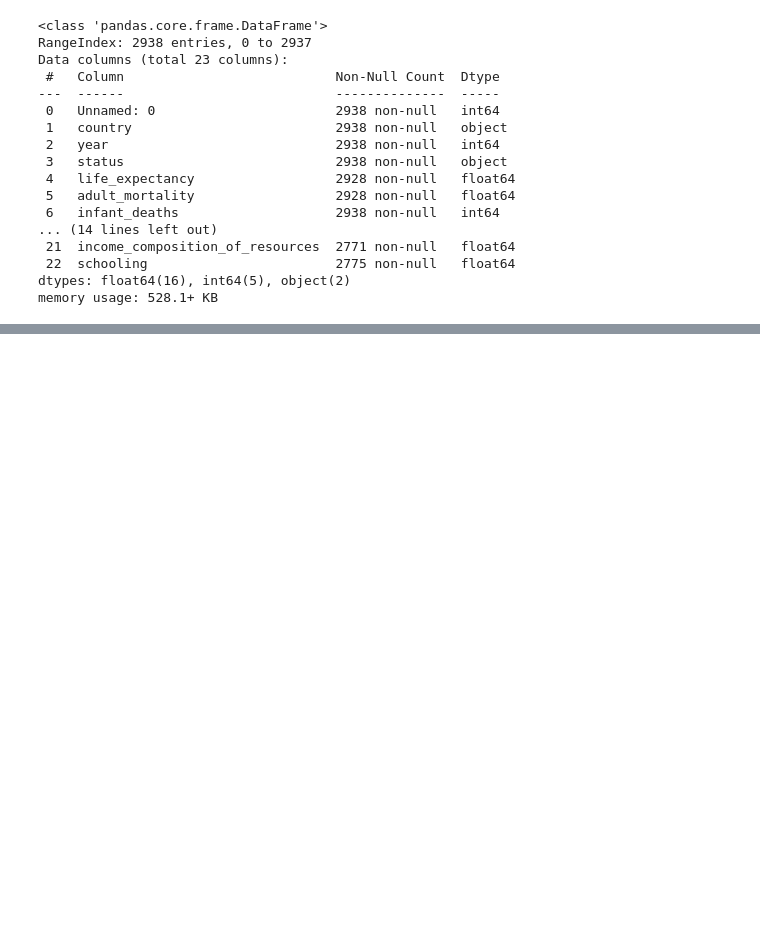
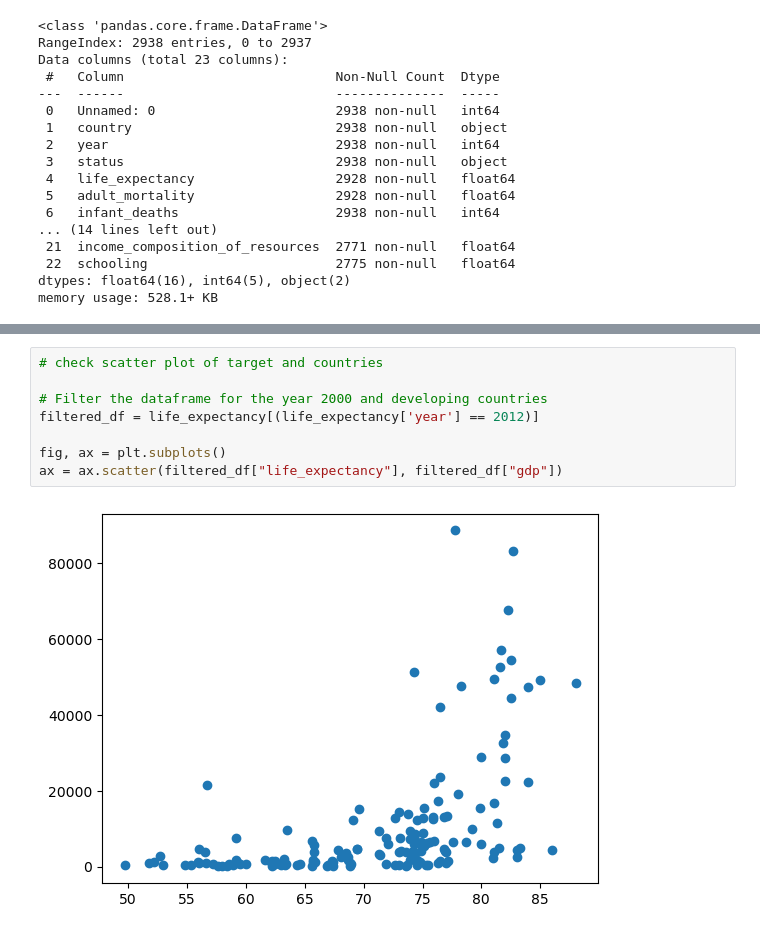
Before and after one commit to GoldenEye37/life-expectancy-prediction-project, a Jupyter notebook: end-to-end-life-expectancy-prediction-project.ipynb, the cells around one changed output, grey strips where cells are left out. Saved outputs shown, nothing was run; the diff lists cells and outputs as text; blank space fills up the shorter version.

```diff
--- a/end-to-end-life-expectancy-prediction-project.ipynb
+++ b/end-to-end-life-expectancy-prediction-project.ipynb
@@ -87,0 +124,10 @@ memory usage: 528.1+ KB
+# %%
+# check scatter plot of target and countries
+
+# Filter the dataframe for the year 2000 and developing countries
+filtered_df = life_expectancy[(life_expectancy['year'] == 2012)]
+
+fig, ax = plt.subplots()
+ax = ax.scatter(filtered_df["life_expectancy"], filtered_df["gdp"])
+# %% [output]
+[figure, added]
```
Also changed, not shown: parts of 5 cells of this notebook.
